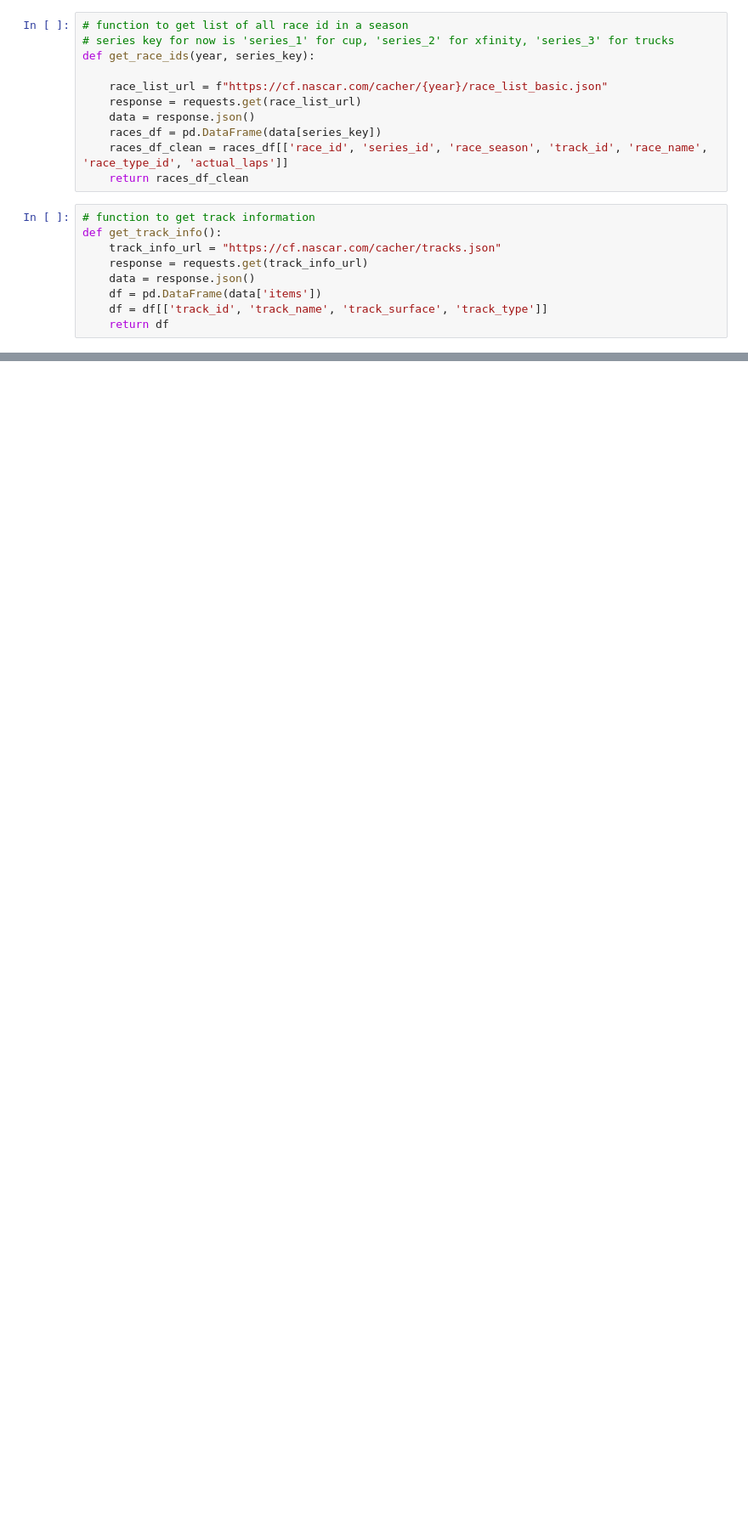
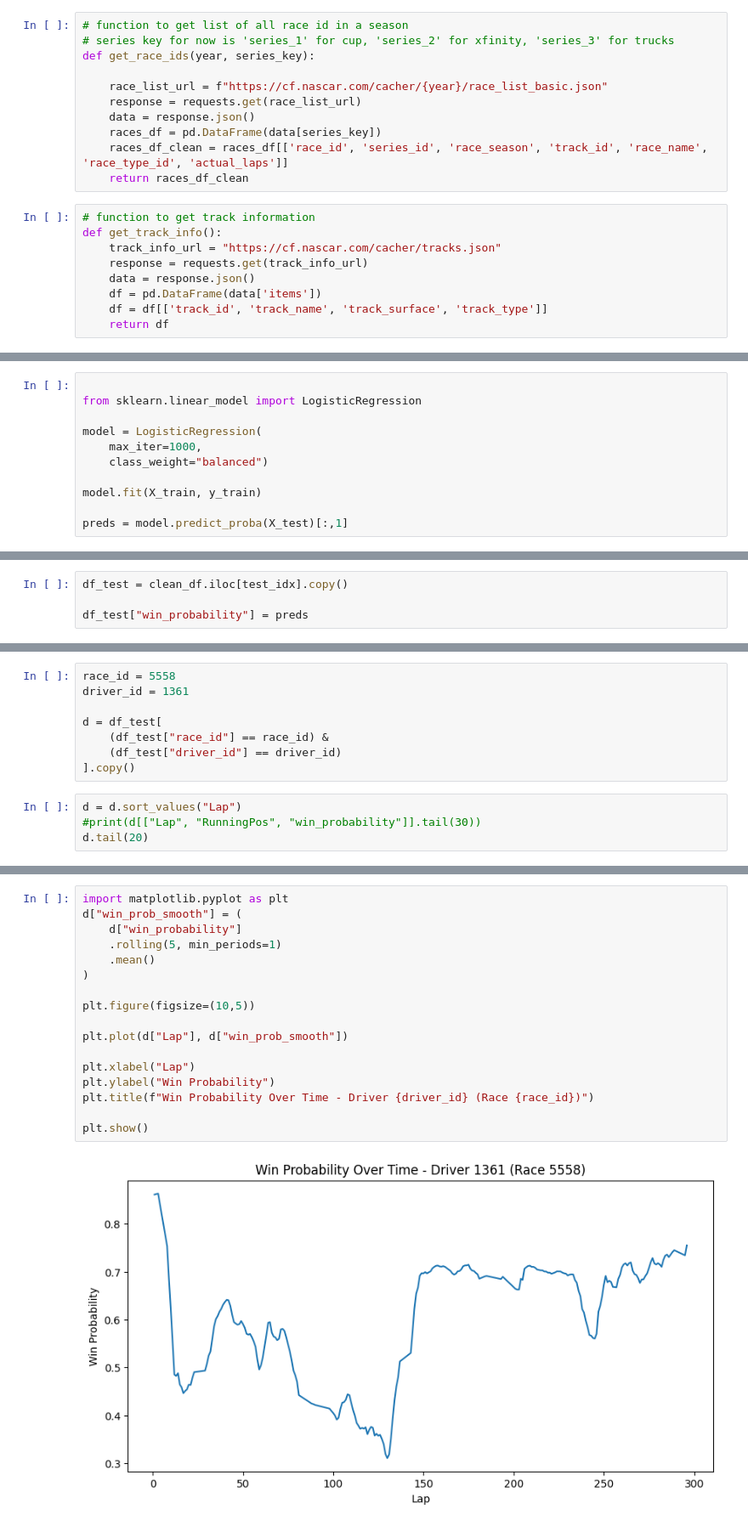
Before and after one commit to sieloffs/NASCAR-Analytics, a Jupyter notebook: Functions for Web Scraping.ipynb, the cells around one changed output, grey strips where cells are left out. Shown at 85% size. Cells and saved outputs as stored; diff of their text form; blank space fills up the shorter version.

```diff
--- a/Functions for Web Scraping.ipynb
+++ b/Functions for Web Scraping.ipynb
@@ -208,0 +312,11 @@ merged_df
+# %%
+
+from sklearn.linear_model import LogisticRegression
+
+model = LogisticRegression(
+    max_iter=1000,
+    class_weight="balanced")
+
+model.fit(X_train, y_train)
+
+preds = model.predict_proba(X_test)[:,1]
@@ -208,0 +340,4 @@ merged_df
+# %%
+df_test = clean_df.iloc[test_idx].copy()
+
+df_test["win_probability"] = preds
@@ -208,0 +353,12 @@ merged_df
+# %%
+race_id = 5558
+driver_id = 1361
+
+d = df_test[
+    (df_test["race_id"] == race_id) &
+    (df_test["driver_id"] == driver_id)
+].copy()
+# %%
+d = d.sort_values("Lap")
+#print(d[["Lap", "RunningPos", "win_probability"]].tail(30))
+d.tail(20)
@@ -208,0 +383,19 @@ merged_df
+# %%
+import matplotlib.pyplot as plt
+d["win_prob_smooth"] = (
+    d["win_probability"]
+    .rolling(5, min_periods=1)
+    .mean()
+)
+
+plt.figure(figsize=(10,5))
+
+plt.plot(d["Lap"], d["win_prob_smooth"])
+
+plt.xlabel("Lap")
+plt.ylabel("Win Probability")
+plt.title(f"Win Probability Over Time - Driver {driver_id} (Race {race_id})")
+
+plt.show()
+# %% [output]
+[figure, added]
```
Also changed, not shown: parts of 31 cells of this notebook.
